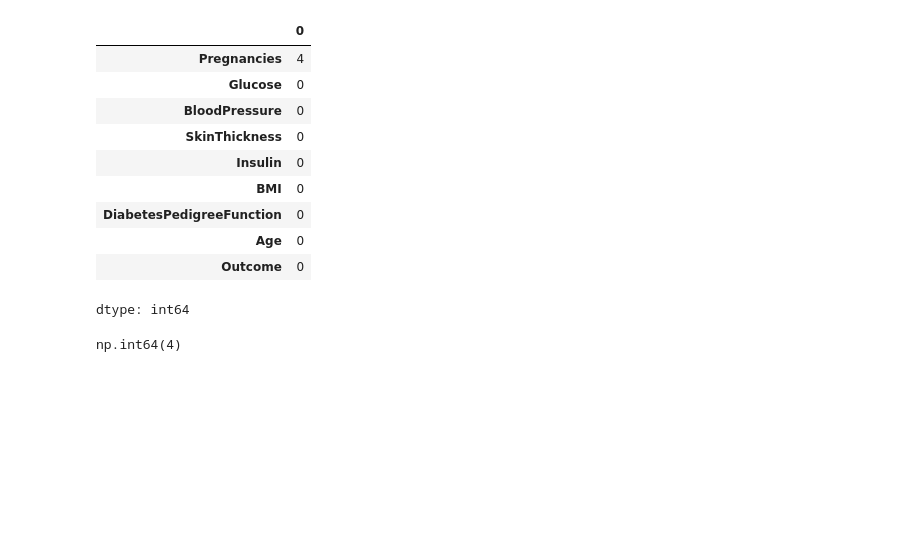
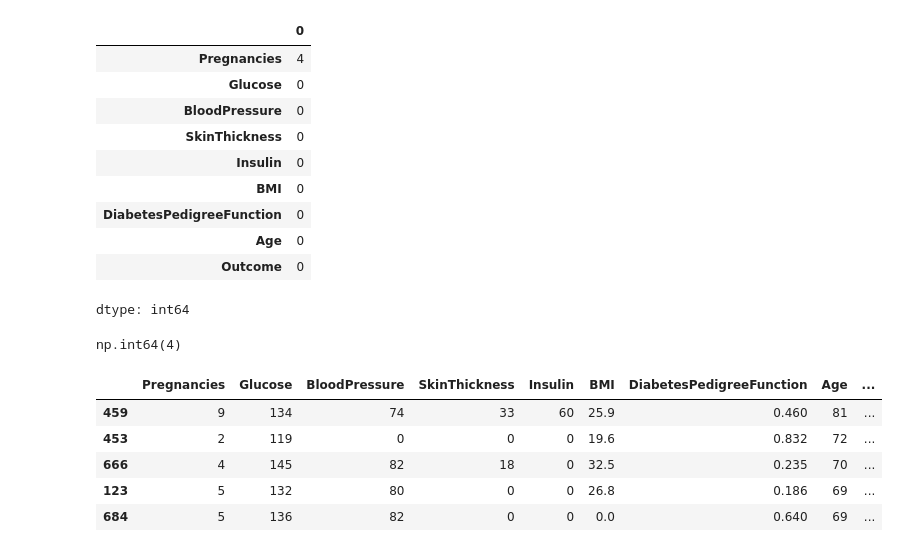
Before and after one commit to mm10111/scaling-octo-engine, a Jupyter notebook: pandas_tutorial.ipynb, the cells around one changed output. Drawn from its saved outputs; the diff is of its cells as text; code cells hidden in the pictures; blank space fills up the shorter version.

```diff
--- a/pandas_tutorial.ipynb
+++ b/pandas_tutorial.ipynb
@@ -269,3 +269,14 @@ dtype: int64
 df2.isnull().sum().sum()
 # %% [output]
 np.int64(4)
+# %%
+# sort the data by specific column values
+df.sort_values(by="Age", ascending=False, inplace=True)
+df.head()
+# %% [output]
+|  | Pregnancies | Glucose | BloodPressure | SkinThickness | Insulin | BMI | DiabetesPedigreeFunction | Age | ... |
+| 459 | 9 | 134 | 74 | 33 | 60 | 25.9 | 0.460 | 81 | ... |
+| 453 | 2 | 119 | 0 | 0 | 0 | 19.6 | 0.832 | 72 | ... |
+| 666 | 4 | 145 | 82 | 18 | 0 | 32.5 | 0.235 | 70 | ... |
+| 123 | 5 | 132 | 80 | 0 | 0 | 26.8 | 0.186 | 69 | ... |
+| 684 | 5 | 136 | 82 | 0 | 0 | 0.0 | 0.640 | 69 | ... |
```
Also changed, not shown: parts of 8 cells of this notebook.
